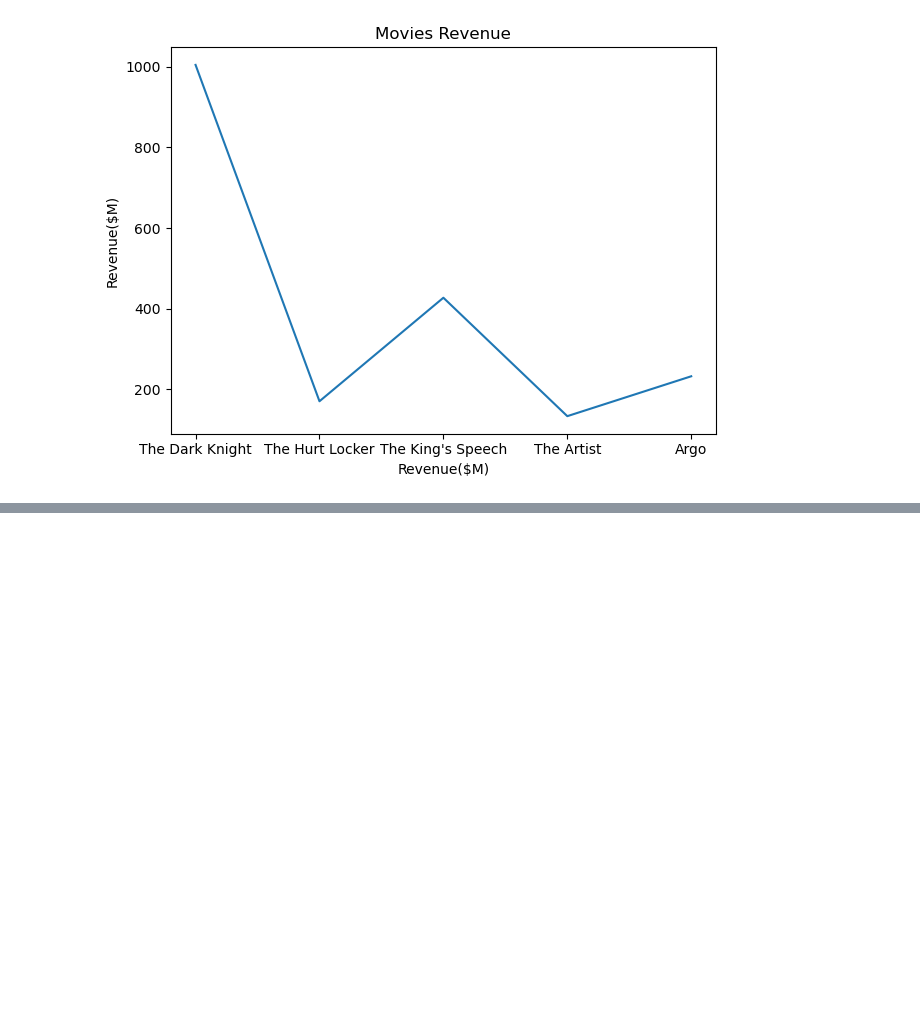
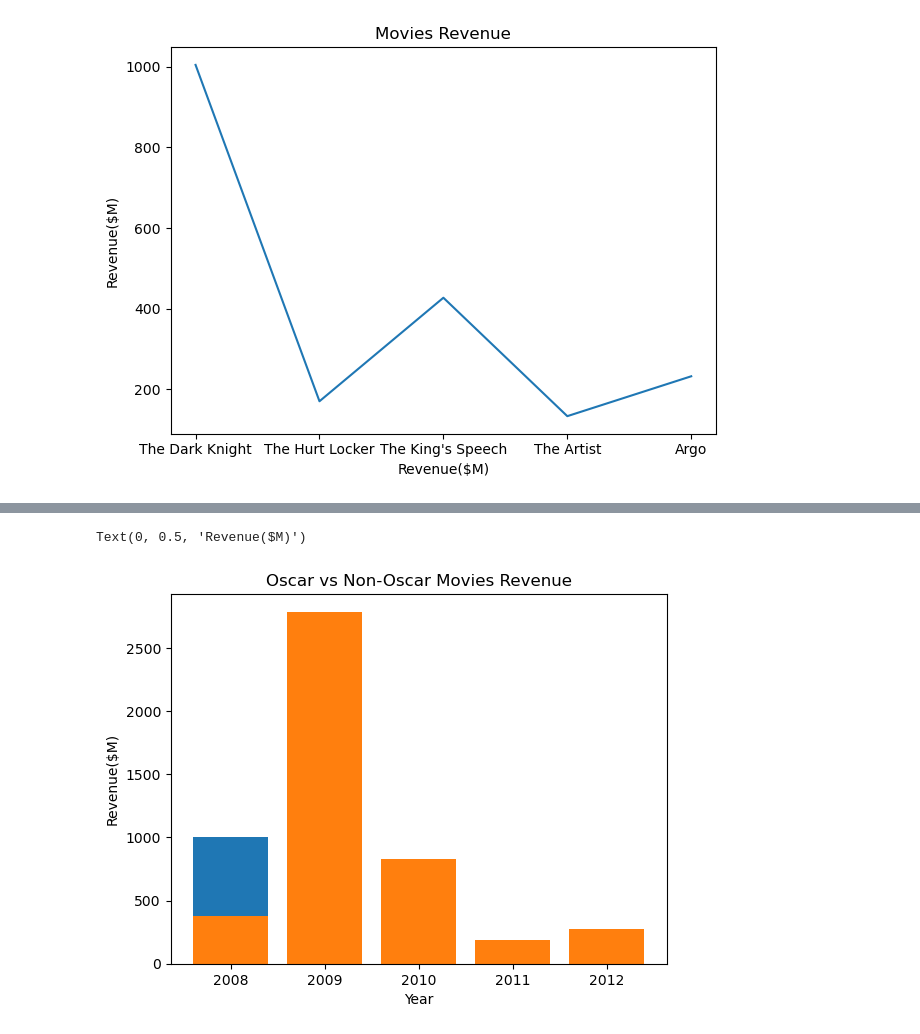
Before and after one commit to PritishMandal/AI-ML-Learning, a Jupyter notebook: Data visualization -1/matplotlib_tutorial.ipynb, the cells around one changed output, grey strips where cells are left out. Saved outputs shown, nothing was run; the diff lists cells and outputs as text; code cells hidden in the pictures; blank space fills up the shorter version.

```diff
--- a/Data visualization -1/matplotlib_tutorial.ipynb
+++ b/Data visualization -1/matplotlib_tutorial.ipynb
@@ -88,0 +89,25 @@ plt.xlim(min(years),max(years)+2)
+# %%
+import matplotlib.pyplot as plt
+oscar_movies = [
+    "The Dark Knight",
+    "The Hurt Locker",
+    "The King's Speech",
+    "The Artist",
+    "Argo"
+]
+oscar_revenue = [1005,170,427,133,232]
+
+non_oscar_movies = ["Slumdog Millionaire" , "Avatar" , "Inception" , "Hugo" , "Lincoln"]
+non_oscar_revenue = [378, 2788, 829, 185,275]
+
+years = [2008,2009, 2010, 2011,2012]
+
+plt.bar(years,oscar_revenue)
+plt.bar(years, non_oscar_revenue)
+
+plt.title("Oscar vs Non-Oscar Movies Revenue")
+plt.xlabel("Year")
+plt.ylabel("Revenue($M)")
+# %% [output]
+Text(0, 0.5, 'Revenue($M)')
+[figure, added]
```
Also changed, not shown: parts of 1 cell of this notebook.
